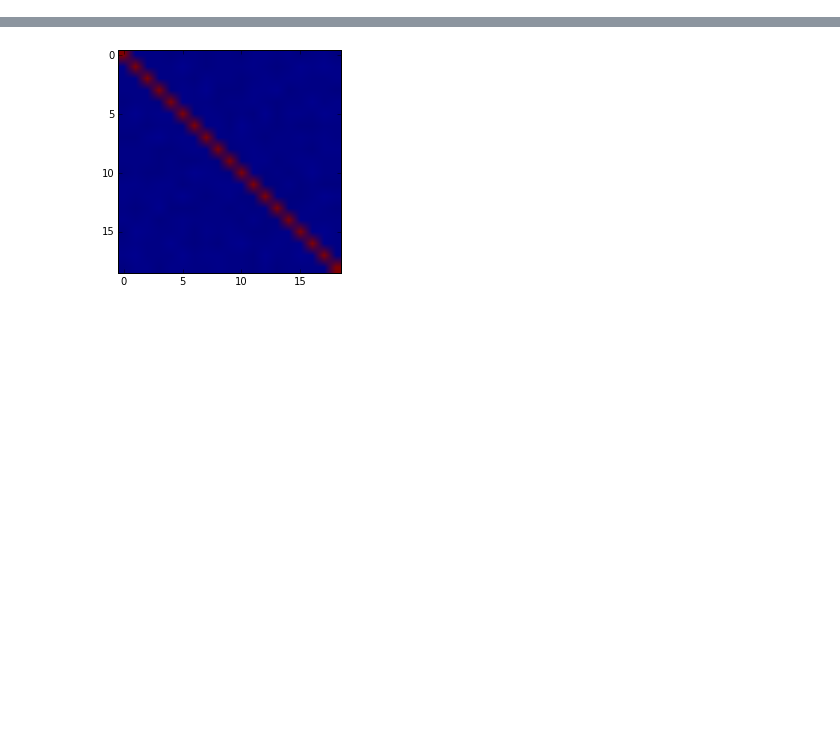
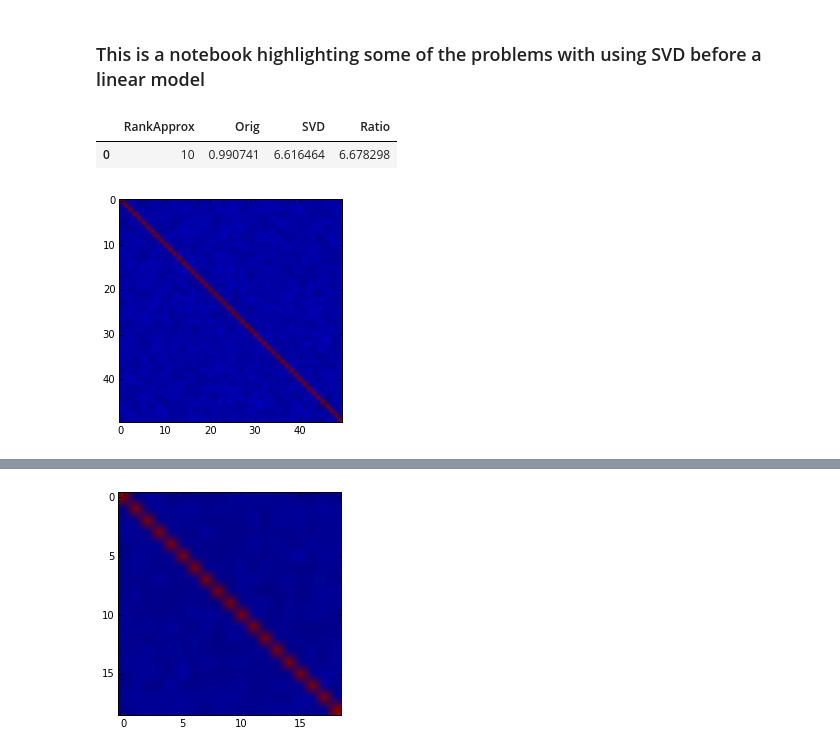
Before and after one commit to franciscojavierarceo/Python, a Jupyter notebook: SVDisBad.ipynb, the cells around one changed output, grey strips where cells are left out. Cells and saved outputs as stored; diff of their text form; code cells hidden in the pictures; blank space fills up the shorter version.

```diff
--- a/SVDisBad.ipynb
+++ b/SVDisBad.ipynb
@@ -1 +1,3 @@
+# %% [markdown]
+### This is a notebook highlighting some of the problems with using SVD before a linear model
 # %%
@@ -11,3 +60,9 @@ from matplotlib import cm
+# %%
+simSVD()
+# %% [output]
+|  | RankApprox | Orig | SVD | Ratio |
+| 0 | 10 | 0.990741 | 6.616464 | 6.678298 |
+[figure, added]
 # %%
 simSVD(corrMatrix=True)
 # %% [output]
```
Also changed, not shown: parts of 29 cells of this notebook.
